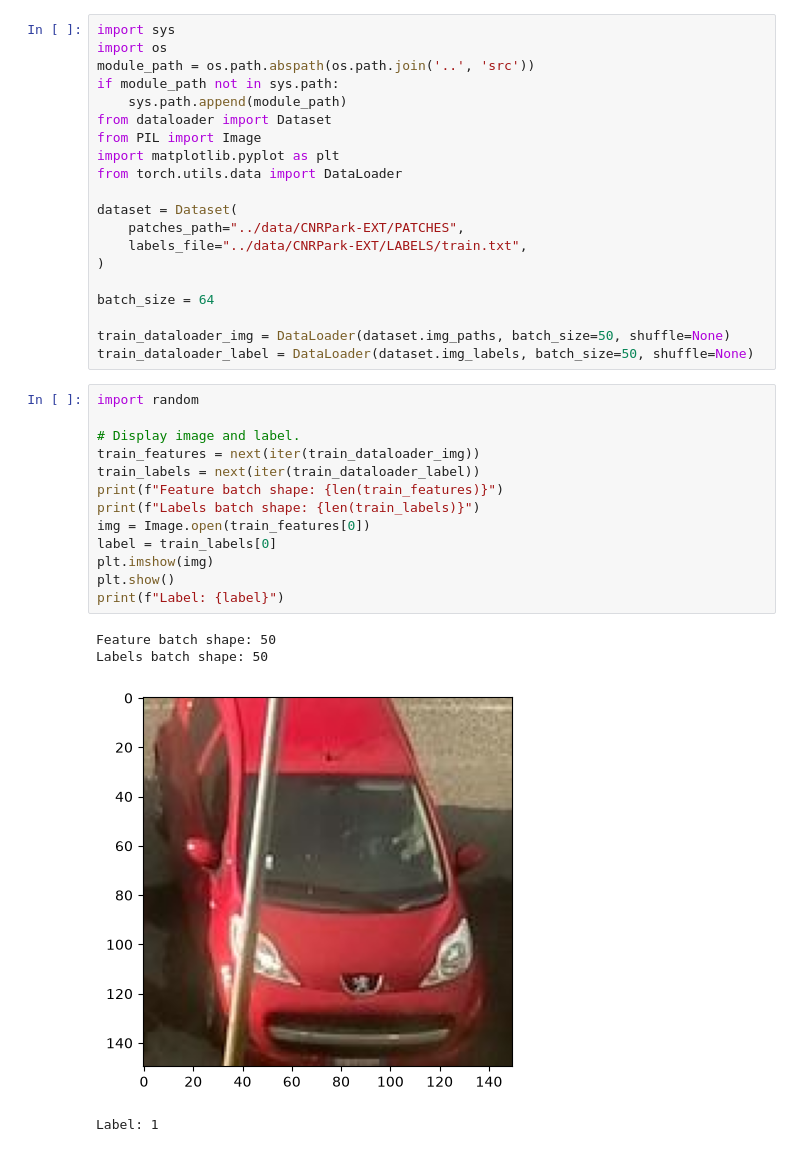
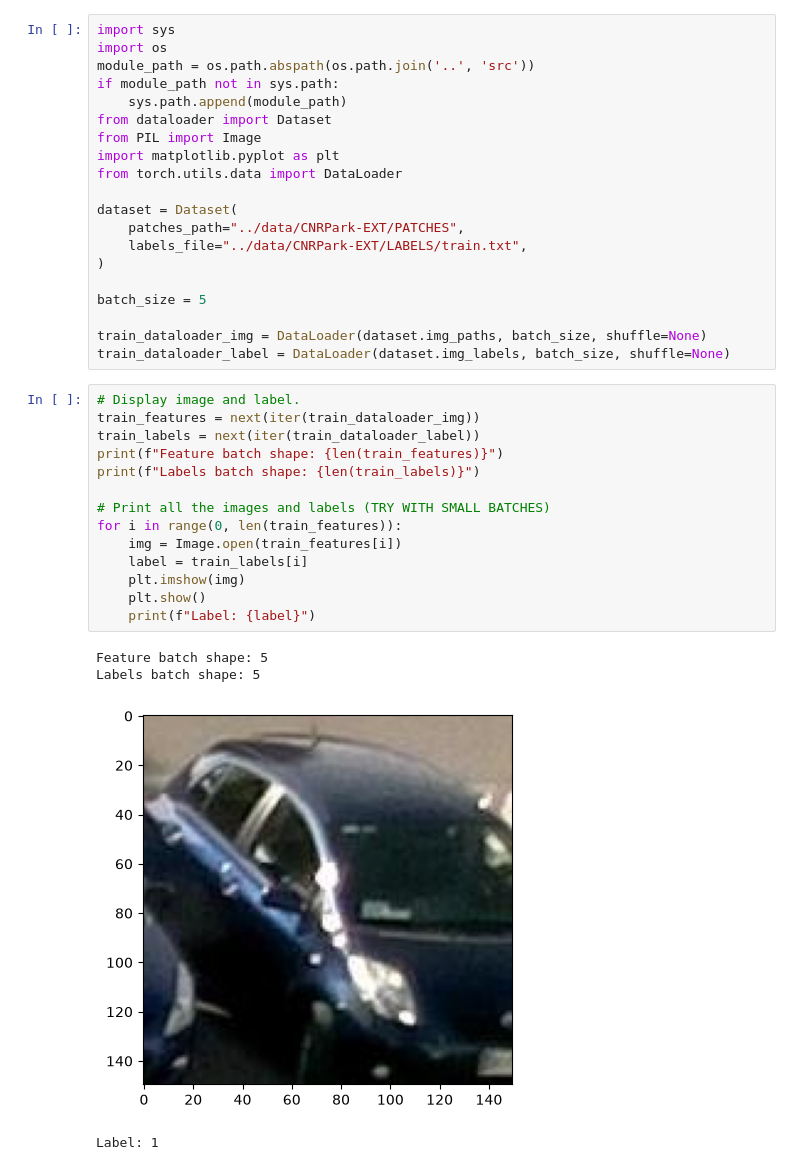
Before and after one commit to dfrangel/malexnet-parking-reproduction, a Jupyter notebook: notebooks/01_dataloader.ipynb, the cells around one changed output. Saved outputs shown, nothing was run; the diff lists cells and outputs as text.

Commit message:
style : update on 01 notebook with DataLoader use example

```diff
--- a/notebooks/01_dataloader.ipynb
+++ b/notebooks/01_dataloader.ipynb
@@ -14,25 +14,26 @@ dataset = Dataset(
     labels_file="../data/CNRPark-EXT/LABELS/train.txt",
 )
 
-batch_size = 64
+batch_size = 5
 
-train_dataloader_img = DataLoader(dataset.img_paths, batch_size=50, shuffle=None)
-train_dataloader_label = DataLoader(dataset.img_labels, batch_size=50, shuffle=None)
+train_dataloader_img = DataLoader(dataset.img_paths, batch_size, shuffle=None)
+train_dataloader_label = DataLoader(dataset.img_labels, batch_size, shuffle=None)
-# %%
-import random
-
-# Display image and label.
-train_features = next(iter(train_dataloader_img))
-train_labels = next(iter(train_dataloader_label))
-print(f"Feature batch shape: {len(train_features)}")
-print(f"Labels batch shape: {len(train_labels)}")
-img = Image.open(train_features[0])
-label = train_labels[0]
-plt.imshow(img)
-plt.show()
-print(f"Label: {label}")
-# %% [output]
-Feature batch shape: 50
-Labels batch shape: 50
-[figure, removed]
-Label: 1
+# %%
+# Display image and label.
+train_features = next(iter(train_dataloader_img))
+train_labels = next(iter(train_dataloader_label))
+print(f"Feature batch shape: {len(train_features)}")
+print(f"Labels batch shape: {len(train_labels)}")
+
+# Print all the images and labels (TRY WITH SMALL BATCHES)
+for i in range(0, len(train_features)):
+    img = Image.open(train_features[i])
+    label = train_labels[i]
+    plt.imshow(img)
+    plt.show()
+    print(f"Label: {label}")
+# %% [output]
+Feature batch shape: 5
+Labels batch shape: 5
+[figure, added]
+Label: 1
```
Also changed, not shown: parts of 1 cell of this notebook.
